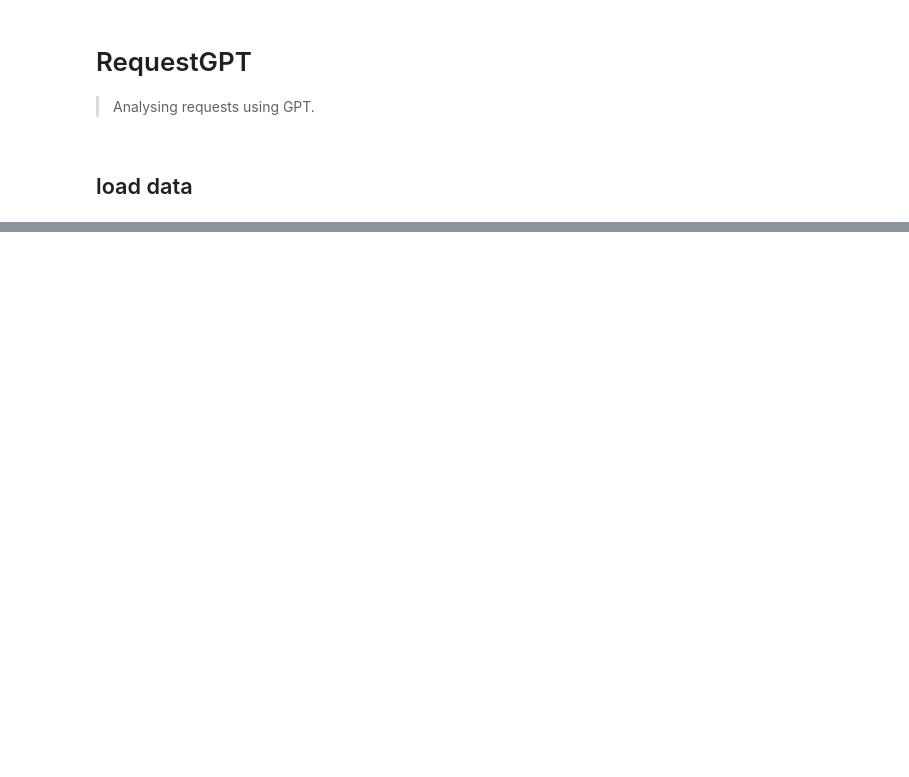
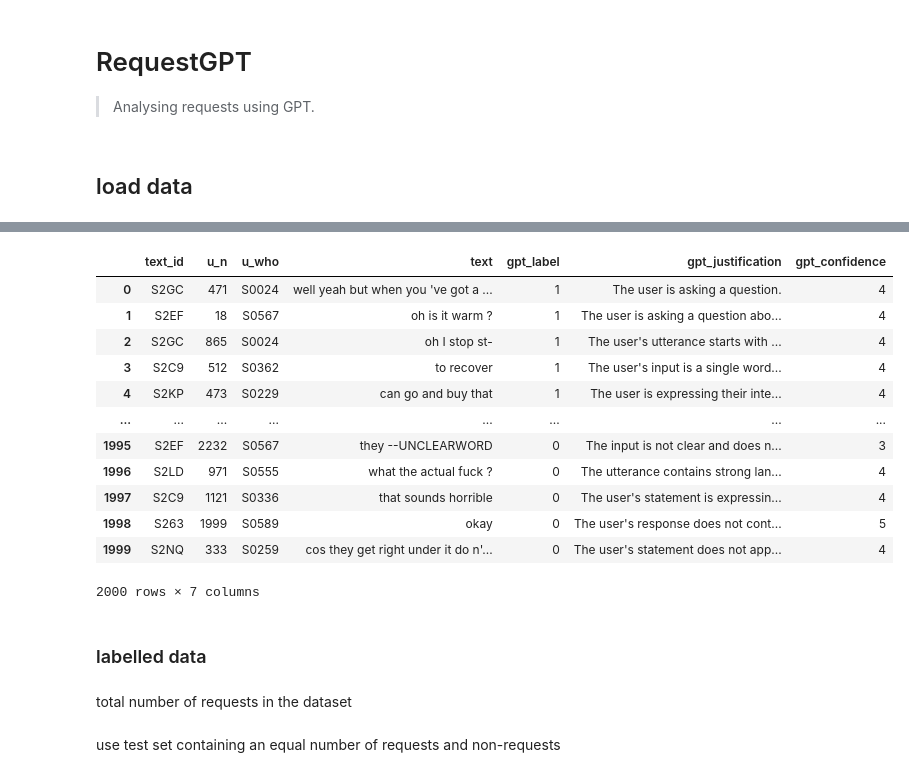
Before and after one commit to wuqui/requestgpt, a Jupyter notebook: nbs/00_core.ipynb, the cells around one changed output, grey strips where cells are left out. Cells and saved outputs as stored; diff of their text form; code cells hidden in the pictures; blank space fills up the shorter version.

```diff
--- a/nbs/00_core.ipynb
+++ b/nbs/00_core.ipynb
@@ -45,0 +301,26 @@ df_out = run_model(ai, df_dev)
+# %%
+n = 1_000
+
+requests_pos = utterances.query('gpt_label == 1').sample(n)
+requests_neg = utterances.query('gpt_label == 0').sample(n)
+# %%
+requests_eval = (pd.concat([requests_pos, requests_neg])
+ .reset_index()
+ .drop('index', axis=1)
+)
+# %%
+requests_eval
+# %% [output]
+|  | text_id | u_n | u_who | text | gpt_label | gpt_justification | gpt_confidence |
+| 0 | S2GC | 471 | S0024 | well yeah but when you 've got a ... | 1 | The user is asking a question. | 4 |
+| 1 | S2EF | 18 | S0567 | oh is it warm ? | 1 | The user is asking a question abo... | 4 |
+| 2 | S2GC | 865 | S0024 | oh I stop st- | 1 | The user's utterance starts with ... | 4 |
+| 3 | S2C9 | 512 | S0362 | to recover | 1 | The user's input is a single word... | 4 |
+| 4 | S2KP | 473 | S0229 | can go and buy that | 1 | The user is expressing their inte... | 4 |
+| ... | ... | ... | ... | ... | ... | ... | ... |
+| 1995 | S2EF | 2232 | S0567 | they --UNCLEARWORD | 0 | The input is not clear and does n... | 3 |
+| 1996 | S2LD | 971 | S0555 | what the actual fuck ? | 0 | The utterance contains strong lan... | 4 |
+| 1997 | S2C9 | 1121 | S0336 | that sounds horrible | 0 | The user's statement is expressin... | 4 |
+| 1998 | S263 | 1999 | S0589 | okay | 0 | The user's response does not cont... | 5 |
+| 1999 | S2NQ | 333 | S0259 | cos they get right under it do n'... | 0 | The user's statement does not app... | 4 |
+2000 rows × 7 columns
@@ -45,0 +329,4 @@ df_out = run_model(ai, df_dev)
+# %% [markdown]
+### labelled data
+# %% [markdown]
+total number of requests in the dataset
@@ -45,0 +336,2 @@ df_out = run_model(ai, df_dev)
+# %% [markdown]
+use test set containing an equal number of requests and non-requests
```
Also changed, not shown: parts of 77 cells of this notebook, 14 other files.
